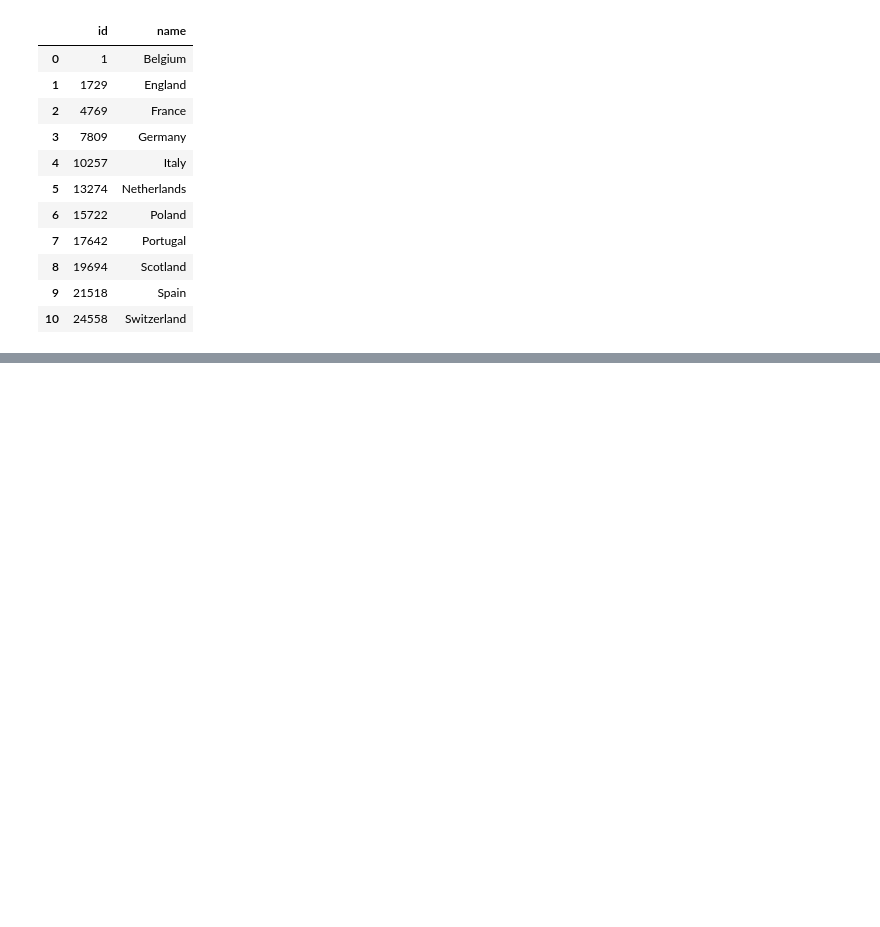
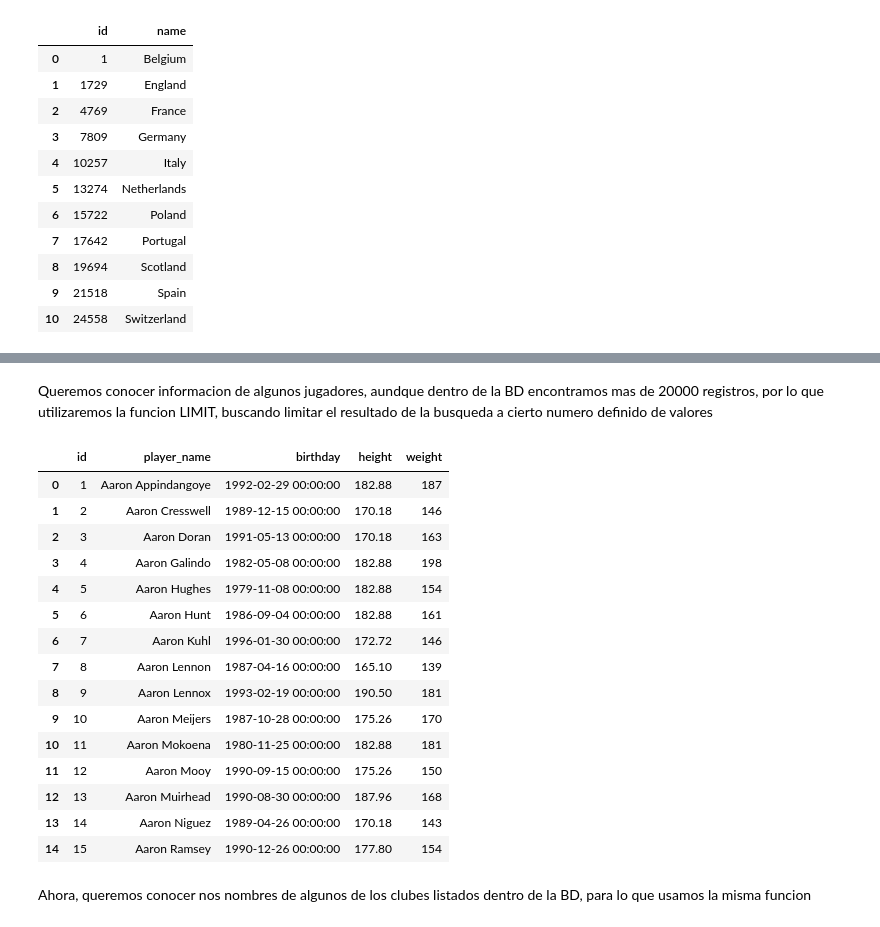
Before and after one commit to DonDairon/Analisis-de-datos, a Jupyter notebook: Taller_SQL.ipynb, the cells around one changed output, grey strips where cells are left out. Drawn from its saved outputs; the diff is of its cells as text; code cells hidden in the pictures; blank space fills up the shorter version.

```diff
--- a/Taller_SQL.ipynb
+++ b/Taller_SQL.ipynb
@@ -48,0 +137,29 @@ countries
+# %% [markdown]
+Queremos conocer informacion de algunos jugadores, aundque dentro de la BD encontramos mas de 20000 registros, por lo que utilizaremos la funcion LIMIT, buscando limitar el resultado de la busqueda a cierto numero definido de valores
+# %%
+query = """
+SELECT id, player_name, birthday, height, weight
+FROM Player
+LIMIT 15;
+"""
+players_15 = pd.read_sql(query, conn)
+players_15
+# %% [output]
+|  | id | player_name | birthday | height | weight |
+| 0 | 1 | Aaron Appindangoye | 1992-02-29 00:00:00 | 182.88 | 187 |
+| 1 | 2 | Aaron Cresswell | 1989-12-15 00:00:00 | 170.18 | 146 |
+| 2 | 3 | Aaron Doran | 1991-05-13 00:00:00 | 170.18 | 163 |
+| 3 | 4 | Aaron Galindo | 1982-05-08 00:00:00 | 182.88 | 198 |
+| 4 | 5 | Aaron Hughes | 1979-11-08 00:00:00 | 182.88 | 154 |
+| 5 | 6 | Aaron Hunt | 1986-09-04 00:00:00 | 182.88 | 161 |
+| 6 | 7 | Aaron Kuhl | 1996-01-30 00:00:00 | 172.72 | 146 |
+| 7 | 8 | Aaron Lennon | 1987-04-16 00:00:00 | 165.10 | 139 |
+| 8 | 9 | Aaron Lennox | 1993-02-19 00:00:00 | 190.50 | 181 |
+| 9 | 10 | Aaron Meijers | 1987-10-28 00:00:00 | 175.26 | 170 |
+| 10 | 11 | Aaron Mokoena | 1980-11-25 00:00:00 | 182.88 | 181 |
+| 11 | 12 | Aaron Mooy | 1990-09-15 00:00:00 | 175.26 | 150 |
+| 12 | 13 | Aaron Muirhead | 1990-08-30 00:00:00 | 187.96 | 168 |
+| 13 | 14 | Aaron Niguez | 1989-04-26 00:00:00 | 170.18 | 143 |
+| 14 | 15 | Aaron Ramsey | 1990-12-26 00:00:00 | 177.80 | 154 |
+# %% [markdown]
+Ahora, queremos conocer nos nombres de algunos de los clubes listados dentro de la BD, para lo que usamos la misma funcion
```
Also changed, not shown: parts of 50 cells of this notebook.
